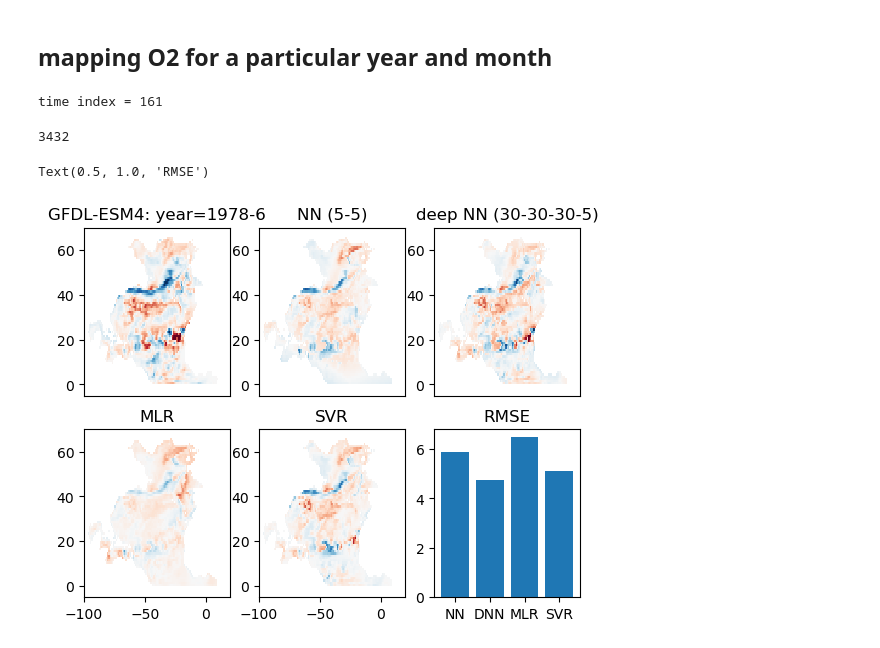
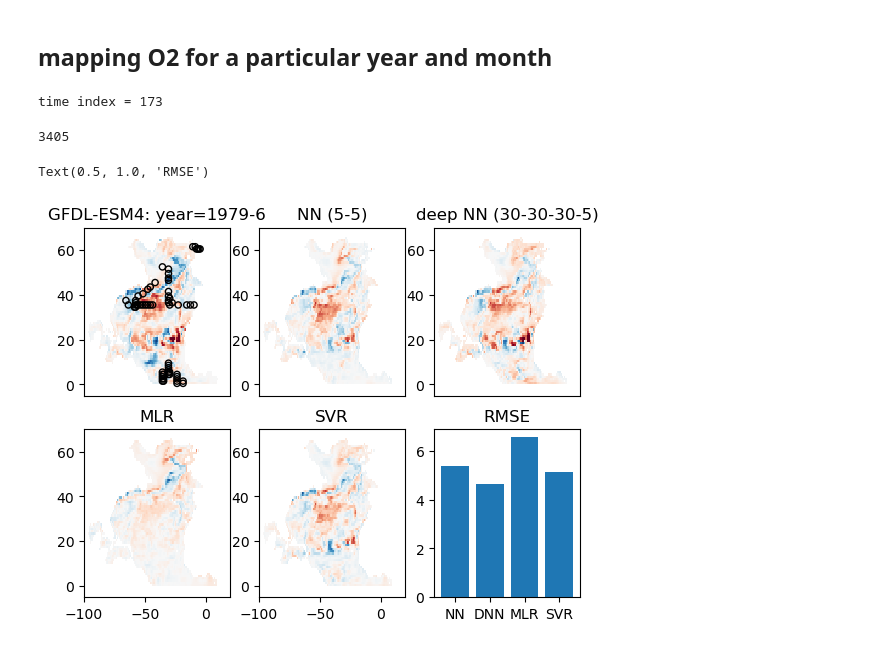
Before and after one commit to takaito1/ML4O2, a Jupyter notebook: develop/o2mod_example.ipynb, the cells around one changed output. Saved outputs shown, nothing was run; the diff lists cells and outputs as text; code cells hidden in the pictures.

```diff
--- a/develop/o2mod_example.ipynb
+++ b/develop/o2mod_example.ipynb
@@ -307,12 +301,12 @@ NNregr.get_params()
 # %% [markdown]
 ## mapping O2 for a particular year and month
 # %%
-year = 1978
+year = 1979
 month = 6
 it = month+(year-1965)*12-1
 print('time index = '+str(it))
 # %% [output]
-time index = 161
+time index = 173
 # %%
 # prepare TS input, prepare O2 test data
 soa=dc1.so.isel(time=it).sel(depth=zlev)-soc[month-1,:,:]
@@ -343,6 +328,7 @@ doa=np.where((ma==1)&(yy>0),o2a,np.nan)
 dsa=np.where((ma==1)&(yy>0),soa,np.nan)
 dta=np.where((ma==1)&(yy>0),toa,np.nan)
 dra=np.where((ma==1)&(yy>0),dra,np.nan)
+dha=np.where((ma==1)&(yy>0),dha,np.nan)
 # %%
 # take a look at the data
 #fig,ax=plt.subplots(2,2)
@@ -355,18 +341,20 @@ dra=np.where((ma==1)&(yy>0),dra,np.nan)
 doa0 = doa.flatten()
 dsa0 = dsa.flatten()
 dta0 = dta.flatten()
-dra0 = dta.flatten()
+dra0 = dra.flatten()
+dha0 = dha.flatten()
 xx0  = xx.flatten()
 yy0  = yy.flatten()
 xi0  = xxi.flatten()
 yi0  = yyi.flatten()
 # %%
 # remove nan
-dd = dsa0 + dta0 + dra0 + doa0
+dd = dsa0 + dta0 + dra0 + doa0 + dha0
 doa1=doa0[np.isnan(dd)==False]
 dsa1=dsa0[np.isnan(dd)==False]
 dta1=dta0[np.isnan(dd)==False]
 dra1=dra0[np.isnan(dd)==False]
+dha1=dha0[np.isnan(dd)==False]
 xx1=xx0[np.isnan(dd)==False]
 yy1=yy0[np.isnan(dd)==False]
 xi1=xi0[np.isnan(dd)==False]
@@ -374,10 +362,10 @@ yi1=yi0[np.isnan(dd)==False]
 Nsample = np.size(dsa1)
 print(Nsample)
 # %% [output]
-3432
+3405
 # %%
 # generate data matrix and standardize it
-X = np.array([dsa1, dta1, dra1, xx1, yy1])
+X = np.array([dsa1, dta1, dra1, dha1, xx1, yy1])
 Xa = (X.T - Xm)/Xstd
 # %%
 # projection
@@ -427,7 +415,7 @@ xxx=np.where((ma==1)&(yy>0),xx,np.nan)
 yyy=np.where((ma==1)&(yy>0),yy,np.nan)
 xpos=xxx[dpos==1]
 ypos=yyy[dpos==1]
-#ax[0,0].scatter(xpos, ypos, s=20, facecolors='none', edgecolors='k')
+ax[0,0].scatter(xpos, ypos, s=20, facecolors='none', edgecolors='k')
 ax[0,0].set_xlim(-100,20)
 ax[0,0].set_ylim(-5,70)
 ax[0,0].set_title(model+': year='+str(year)+'-'+str(month))
@@ -438,31 +426,31 @@ ax[0,1].set_xlim(-100,20)
 ax[0,1].set_ylim(-5,70)
 ax[0,1].set_title('NN (5-5)')
 ax[0,1].set_xticks([])
 #
 ax[0,2].pcolormesh(xx,yy,o2estNN,vmin=-30,vmax=30,cmap='RdBu_r')
 ax[0,2].set_xlim(-100,20)
 ax[0,2].set_ylim(-5,70)
 ax[0,2].set_title('deep NN (30-30-30-5)')
 ax[0,2].set_xticks([])
 #
 #ax[0,2].pcolormesh(xx,yy,o2est-doa,vmin=-30,vmax=30,cmap='RdBu_r')
 #ax[0,2].set_xlim(-100,20)
 #ax[0,2].set_ylim(-5,70)
 #ax[0,2].set_title('bias')
 #
 ax[1,0].pcolormesh(xx,yy,o2estMLR,vmin=-30,vmax=30,cmap='RdBu_r')
 ax[1,0].set_xlim(-100,20)
 ax[1,0].set_ylim(-5,70)
 ax[1,0].set_title('MLR')
 #
 ax[1,1].pcolormesh(xx,yy,o2estSVR,vmin=-30,vmax=30,cmap='RdBu_r')
 ax[1,1].set_xlim(-100,20)
 ax[1,1].set_ylim(-5,70)
 ax[1,1].set_title('SVR')
 #
 ax[1,2].bar(['NN','DNN','MLR','SVR'],[RMSE_SNN,RMSE_DNN,RMSE_MLR,RMSE_SVR])
 ax[1,2].set_title('RMSE')
 #ax[1,2].bar(['NN','DNN','MLR','SVR'],[R_NN,R_DNN,R_MLR,R_SVR])
 # %% [output]
 Text(0.5, 1.0, 'RMSE')
-[figure, old version]
+[figure, new version]
```
Also changed, not shown: parts of 24 cells of this notebook.
